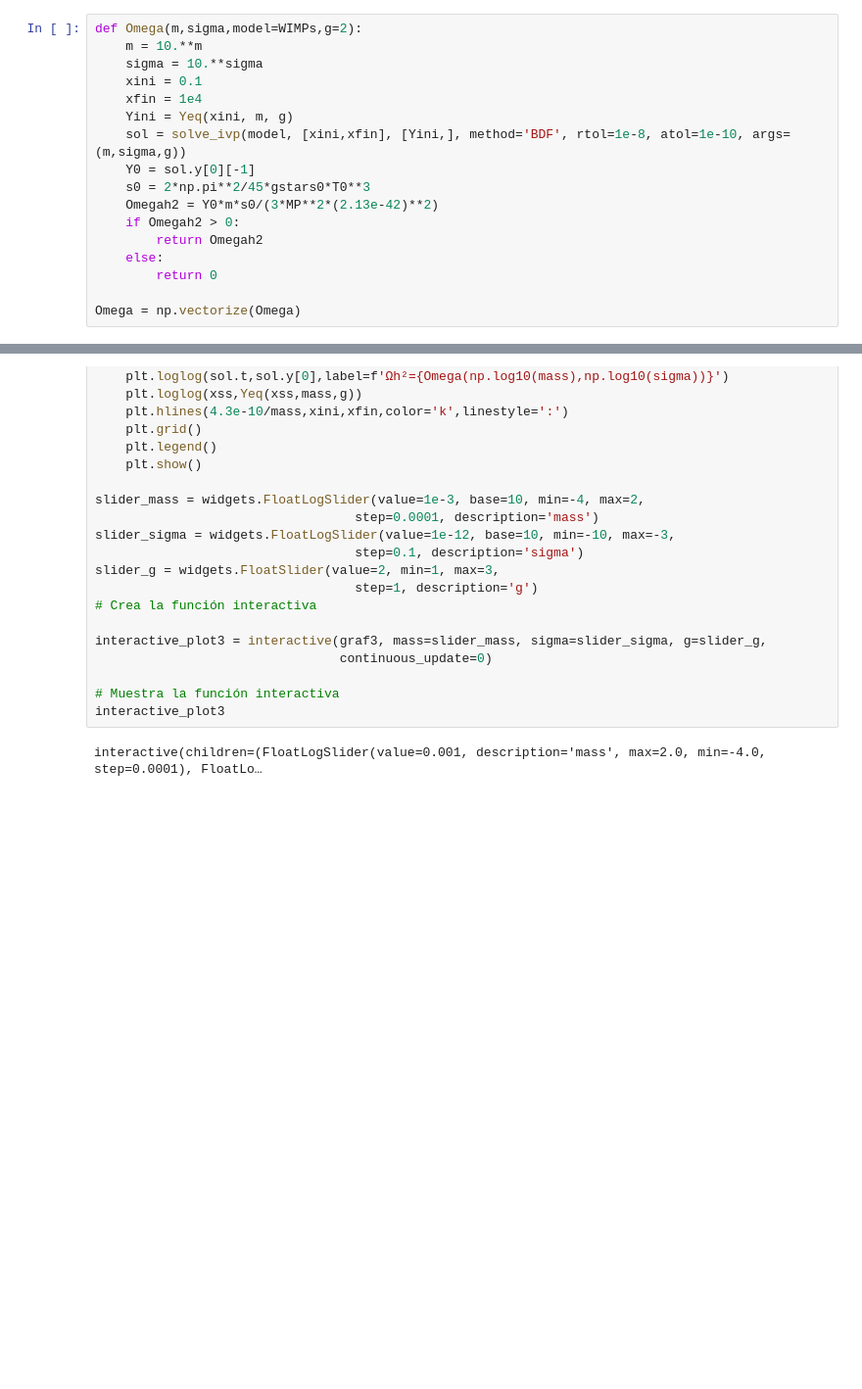
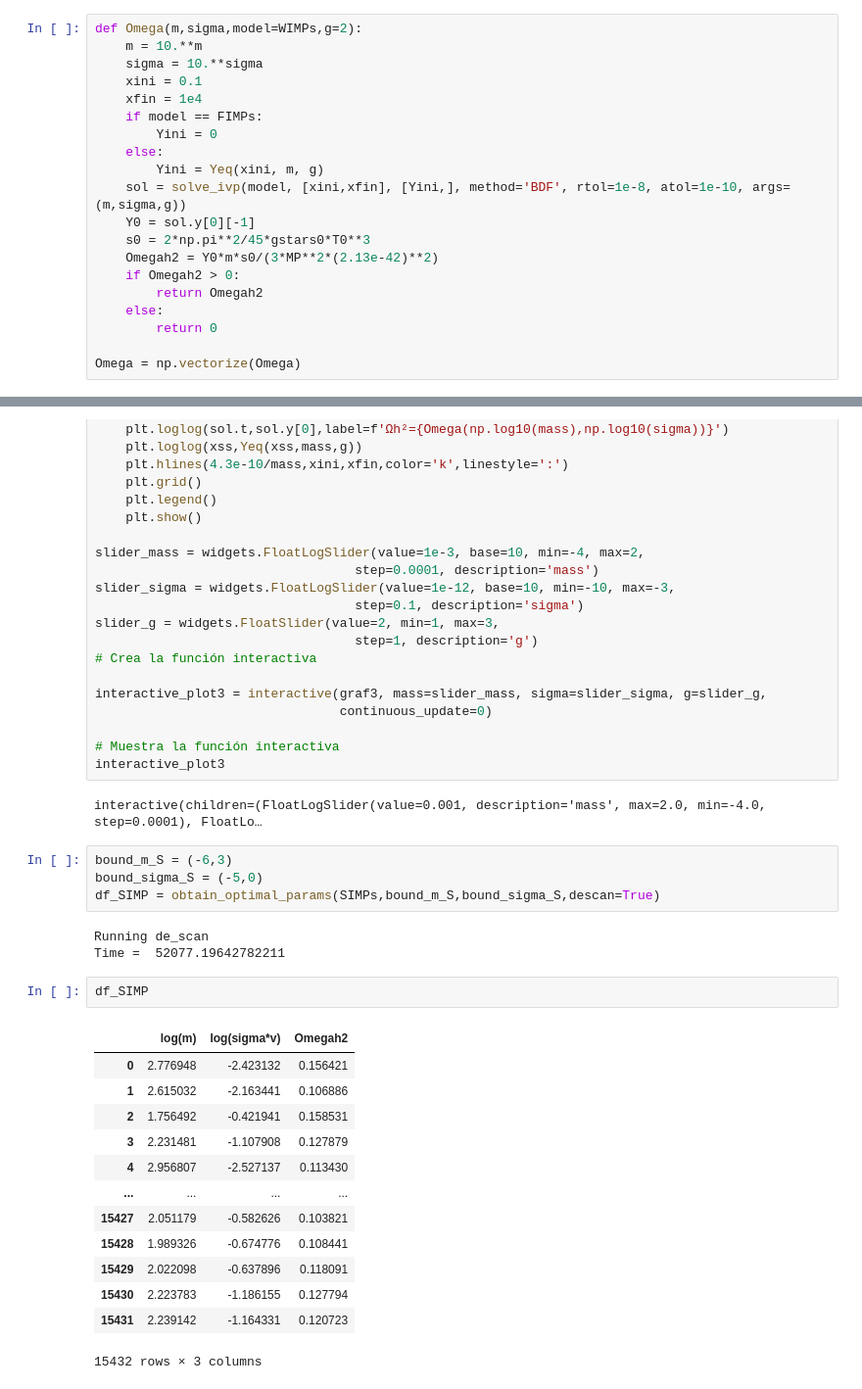
Before and after one commit to SantiagoJulioD/Trabajo_de_grado, a Jupyter notebook: Relic_density/relic_density.ipynb, the cells around one changed output, grey strips where cells are left out. Shown: that part at 98% size. Cells and saved outputs as stored; diff of their text form; blank space fills up the shorter version.

```diff
--- a/Relic_density/relic_density.ipynb
+++ b/Relic_density/relic_density.ipynb
@@ -46,7 +46,10 @@ def Omega(m,sigma,model=WIMPs,g=2):
     sigma = 10.**sigma
     xini = 0.1
     xfin = 1e4
-    Yini = Yeq(xini, m, g)
+    if model == FIMPs:
+        Yini = 0
+    else:
+        Yini = Yeq(xini, m, g)
     sol = solve_ivp(model, [xini,xfin], [Yini,], method='BDF', rtol=1e-8, atol=1e-10, args=(m,sigma,g))
     Y0 = sol.y[0][-1]
     s0 = 2*np.pi**2/45*gstars0*T0**3
@@ -505,3 +487,26 @@ interactive_plot3 = interactive(graf3, mass=slider_mass, sigma=slider_sigma, g=s
 interactive_plot3
 # %% [output]
 interactive(children=(FloatLogSlider(value=0.001, description='mass', max=2.0, min=-4.0, step=0.0001), FloatLo…
+# %%
+bound_m_S = (-6,3)
+bound_sigma_S = (-5,0)
+df_SIMP = obtain_optimal_params(SIMPs,bound_m_S,bound_sigma_S,descan=True)
+# %% [output]
+Running de_scan
+Time =  52077.19642782211
+# %%
+df_SIMP
+# %% [output]
+|  | log(m) | log(sigma*v) | Omegah2 |
+| 0 | 2.776948 | -2.423132 | 0.156421 |
+| 1 | 2.615032 | -2.163441 | 0.106886 |
+| 2 | 1.756492 | -0.421941 | 0.158531 |
+| 3 | 2.231481 | -1.107908 | 0.127879 |
+| 4 | 2.956807 | -2.527137 | 0.113430 |
+| ... | ... | ... | ... |
+| 15427 | 2.051179 | -0.582626 | 0.103821 |
+| 15428 | 1.989326 | -0.674776 | 0.108441 |
+| 15429 | 2.022098 | -0.637896 | 0.118091 |
+| 15430 | 2.223783 | -1.186155 | 0.127794 |
+| 15431 | 2.239142 | -1.164331 | 0.120723 |
+15432 rows × 3 columns
```
Also changed, not shown: parts of 18 cells of this notebook, 3 other files.
